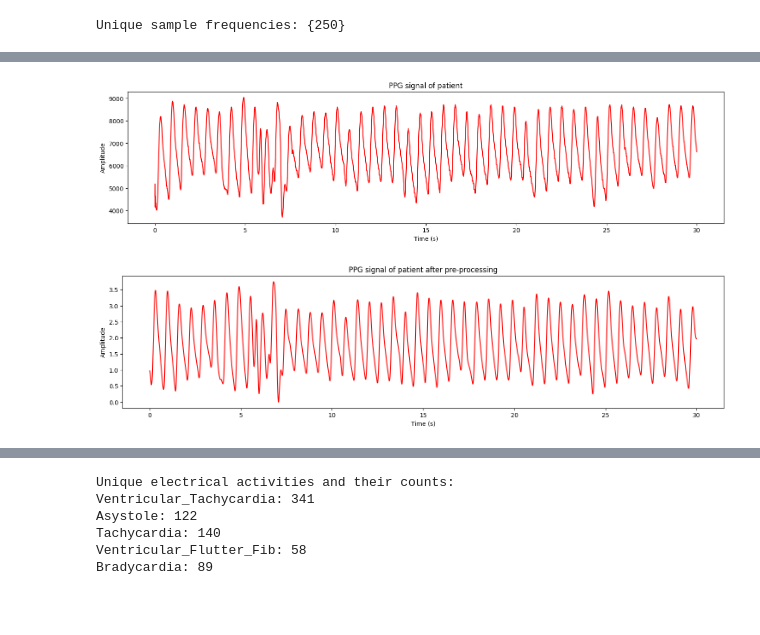
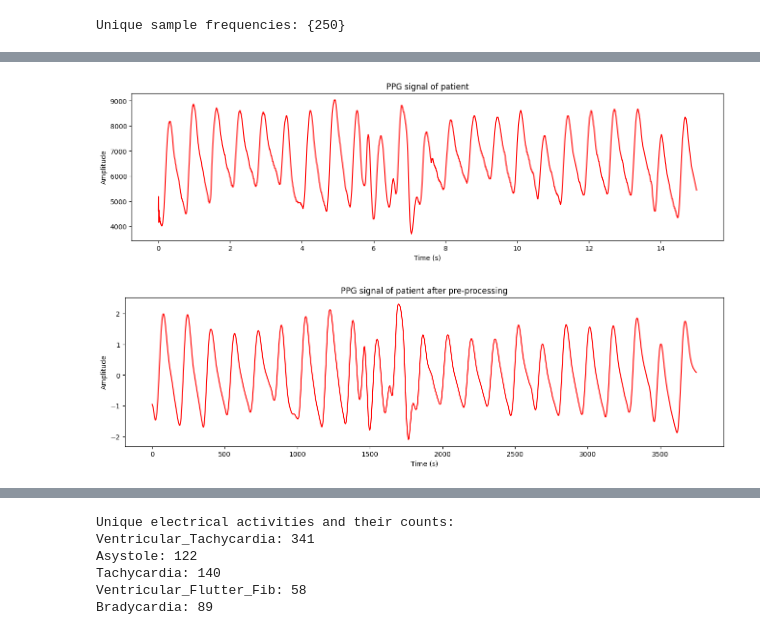
Before and after one commit to HAZMDAN/skripsieh, a Jupyter notebook: chapter_appendix-tools-for-deep-learning/jupyter.ipynb, the cells around one changed output, grey strips where cells are left out. Cells and saved outputs as stored; diff of their text form; code cells hidden in the pictures; blank space fills up the shorter version.

```diff
--- a/chapter_appendix-tools-for-deep-learning/jupyter.ipynb
+++ b/chapter_appendix-tools-for-deep-learning/jupyter.ipynb
@@ -328,26 +350,23 @@ Requirement already satisfied: numpy<3,>=1.23 in /usr/local/lib/python3.11/dist-
 # %%
-from scipy.signal import butter, filtfilt
-import pywt
 fs = pleth_info['frequency']
-segmented_signal = segment_signal(pleth_signal, 30, fs)
+segmented_signal = segment_signal(pleth_signal, 15, fs)
 
 processed_segments = []
 
 for segment in segmented_signal:
-    # Bandpass filter
     segment_processed = bandpass_filter(segment, lowcut=0.4, highcut=30, fs=fs)
 
-    #Savitzky-Golay filter (pastikan window_length ganjil dan <= panjang sinyal)
+
     window_length = min(51, len(segment_processed) if len(segment_processed) % 2 == 1 else len(segment_processed) - 1)
     polyorder = 3
-    if window_length > polyorder:
-        segment_processed = savitzky_golay(segment_processed, window_length, polyorder)
+    segment_processed = savitzky_golay(segment_processed, window_length, polyorder)
 
-
-    segment_processed = remove_baseline_wandering(segment_processed)
+    if segment_processed is not None and len(segment_processed.shape) == 1 and len(segment_processed) > 0:
+        segment_processed = remove_baseline_wandering(segment_processed)
+    else:
+        print(f"Skipping baseline removal, segment shape: {segment_processed.shape if segment_processed is not None else 'None'}")
 
     segment_processed = normalize_signal(segment_processed)
-
     processed_segments.append(segment_processed)
 # %%
 def plot_ppg_signal_sampled(pleth_signal, fs, starting_time, ending_time):
@@ -359,21 +378,9 @@ def plot_ppg_signal_sampled(pleth_signal, fs, starting_time, ending_time):
 
     signal = pleth_signal[starting_signal_point:ending_signal_point]
 
-    plt.figure(figsize=(18, 4))
+    plt.figure(figsize=(16, 4))
     plt.plot(x, signal, color='red')
     plt.title(f'PPG signal of patient')
     plt.xlabel('Time (s)')
     plt.ylabel('Amplitude')
     plt.show()
-plot_ppg_signal_sampled(pleth_signal, fs, 0, 30)
-x_processed = np.arange(0, len(processed_segments[0]) / fs, 1 / fs)
-
-plt.figure(figsize=(18, 4))
-plt.plot(x_processed, processed_segments[0], color='red')
-plt.title('PPG signal of patient after pre-processing')
-plt.xlabel('Time (s)')
-plt.ylabel('Amplitude')
-plt.show()
-# %% [output]
-[figure, removed]
-[figure, removed]
@@ -499 +387,13 @@ def extract_ppg_features(ppg_signal, fs):
+# %%
+plot_ppg_signal_sampled(pleth_signal, fs, 0, 15)
+
+plt.figure(figsize=(16, 4))
+plt.plot(processed_segments[0], color='red')
+plt.title(f'PPG signal of patient after pre-processing')
+plt.xlabel('Time (s)')
+plt.ylabel('Amplitude')
+plt.show()
+# %% [output]
+[figure, added]
+[figure, added]
 # %%
```
Also changed, not shown: parts of 28 cells of this notebook.
